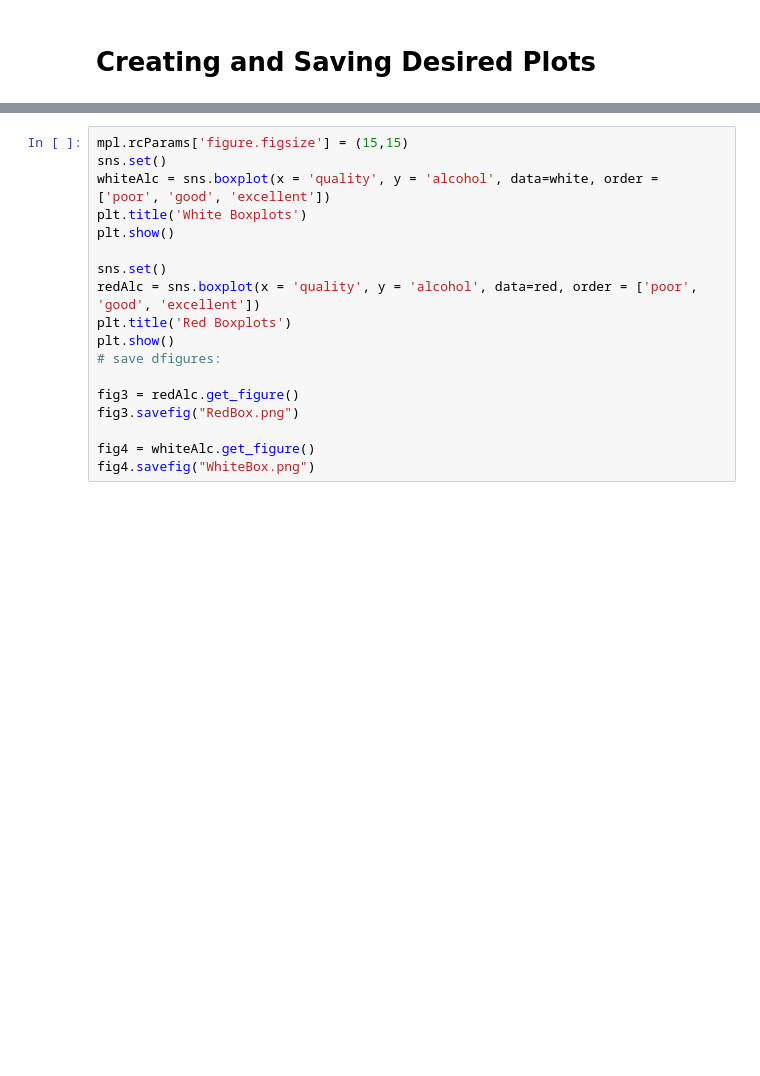
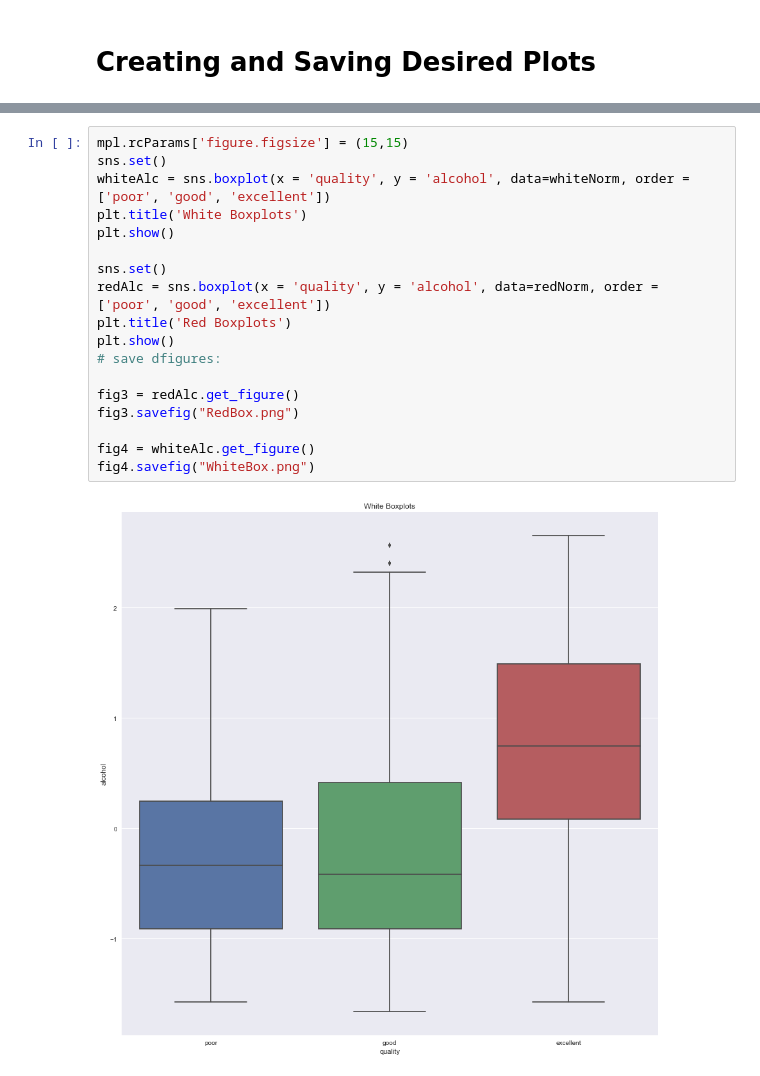
Before and after one commit to zcblack/Springboard, a Jupyter notebook: winequality/Wine Analysis.ipynb, the cells around one changed output, grey strips where cells are left out. Cells and saved outputs as stored; diff of their text form; blank space fills up the shorter version.

```diff
--- a/winequality/Wine Analysis.ipynb
+++ b/winequality/Wine Analysis.ipynb
@@ -795,18 +797,20 @@ plt.show()
 # %%
 mpl.rcParams['figure.figsize'] = (15,15)
 sns.set()
-whiteAlc = sns.boxplot(x = 'quality', y = 'alcohol', data=white, order = ['poor', 'good', 'excellent'])
+whiteAlc = sns.boxplot(x = 'quality', y = 'alcohol', data=whiteNorm, order = ['poor', 'good', 'excellent'])
 plt.title('White Boxplots')
 plt.show()
 
 sns.set()
-redAlc = sns.boxplot(x = 'quality', y = 'alcohol', data=red, order = ['poor', 'good', 'excellent'])
+redAlc = sns.boxplot(x = 'quality', y = 'alcohol', data=redNorm, order = ['poor', 'good', 'excellent'])
 plt.title('Red Boxplots')
 plt.show()
 # save dfigures:
 
 fig3 = redAlc.get_figure()
 fig3.savefig("RedBox.png")
 
 fig4 = whiteAlc.get_figure()
 fig4.savefig("WhiteBox.png")
+# %% [output]
+[figure, added]
```
Also changed, not shown: parts of 5 cells of this notebook, 5 other files.
